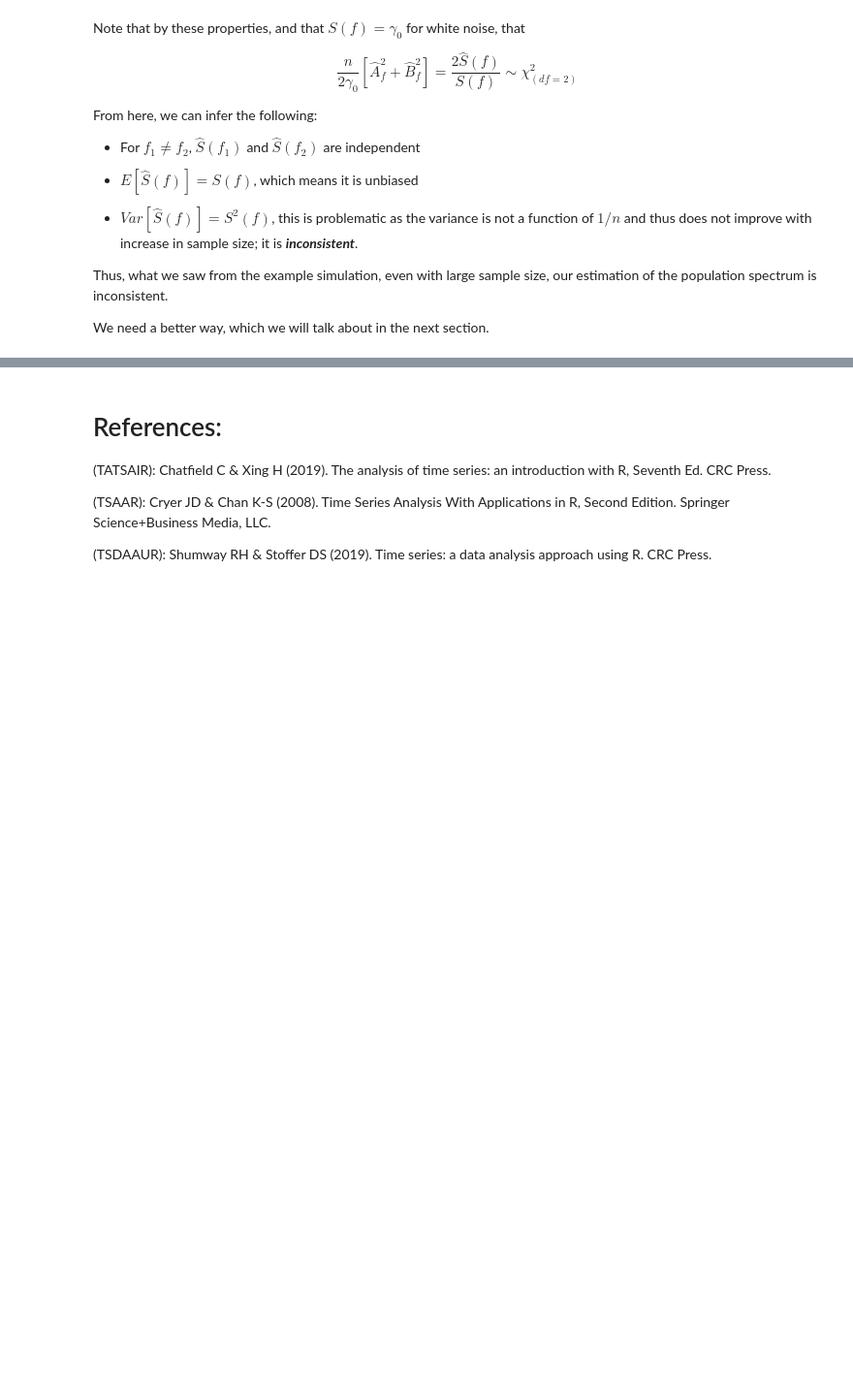
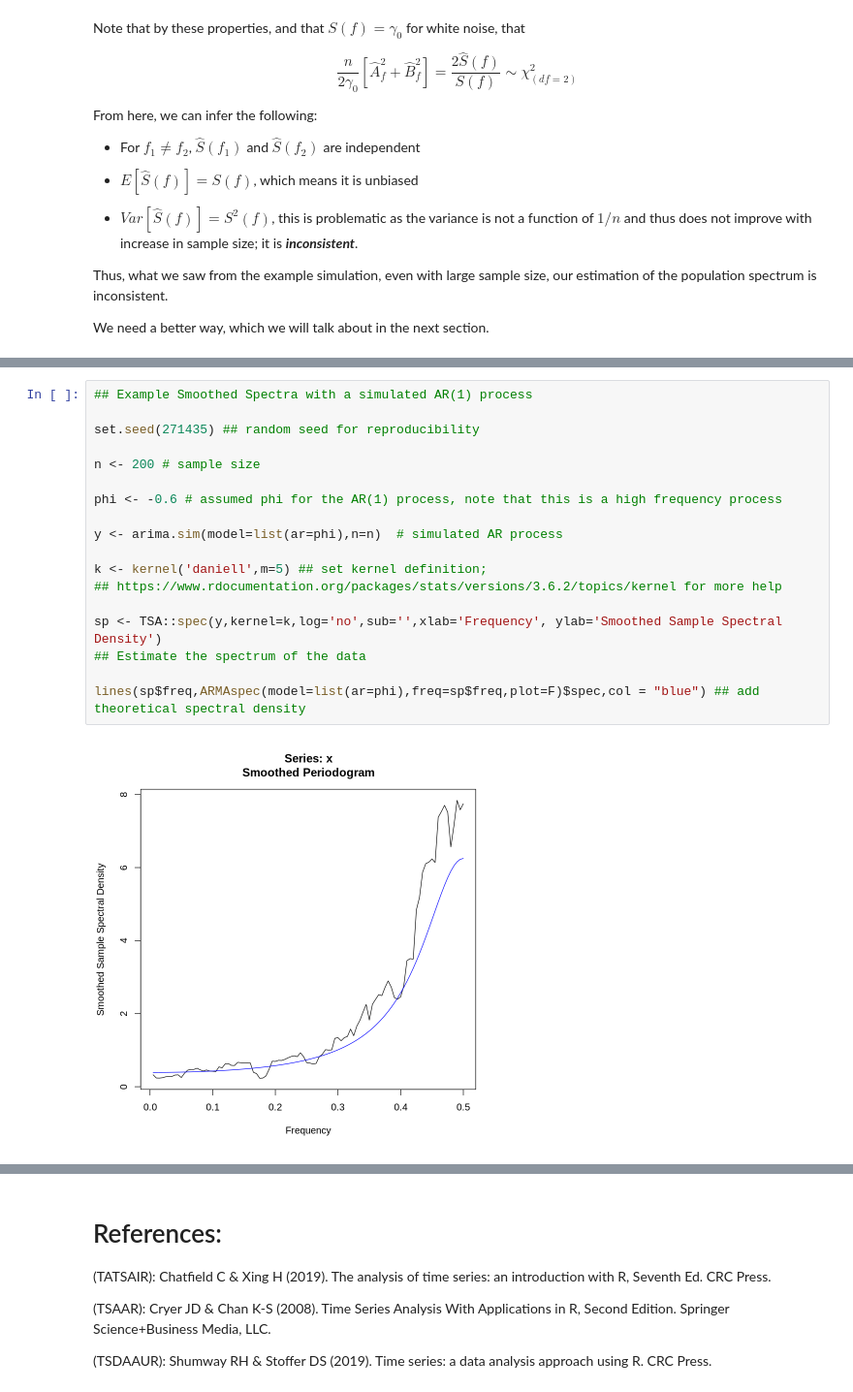
Before and after one commit to pacayton/Stat_268_Advanced_Time_Series_Analysis, a Jupyter notebook: Stat_268_Week_3_4_Freq_Domain_Spectral_Analysis.ipynb, the cells around one changed output, grey strips where cells are left out. Shown at 97% size. Cells and saved outputs as stored; diff of their text form; blank space fills up the shorter version.

```diff
--- a/Stat_268_Week_3_4_Freq_Domain_Spectral_Analysis.ipynb
+++ b/Stat_268_Week_3_4_Freq_Domain_Spectral_Analysis.ipynb
@@ -888,0 +939,20 @@ We need a better way, which we will talk about in the next section.
+# %%
+## Example Smoothed Spectra with a simulated AR(1) process
+
+set.seed(271435) ## random seed for reproducibility
+
+n <- 200 # sample size
+
+phi <- -0.6 # assumed phi for the AR(1) process, note that this is a high frequency process
+
+y <- arima.sim(model=list(ar=phi),n=n)  # simulated AR process
+
+k <- kernel('daniell',m=5) ## set kernel definition;
+## https://www.rdocumentation.org/packages/stats/versions/3.6.2/topics/kernel for more help
+
+sp <- TSA::spec(y,kernel=k,log='no',sub='',xlab='Frequency', ylab='Smoothed Sample Spectral Density')
+## Estimate the spectrum of the data
+
+lines(sp$freq,ARMAspec(model=list(ar=phi),freq=sp$freq,plot=F)$spec,col = "blue") ## add theoretical spectral density
+# %% [output]
+[figure, added]
```
Also changed, not shown: parts of 10 cells of this notebook.
